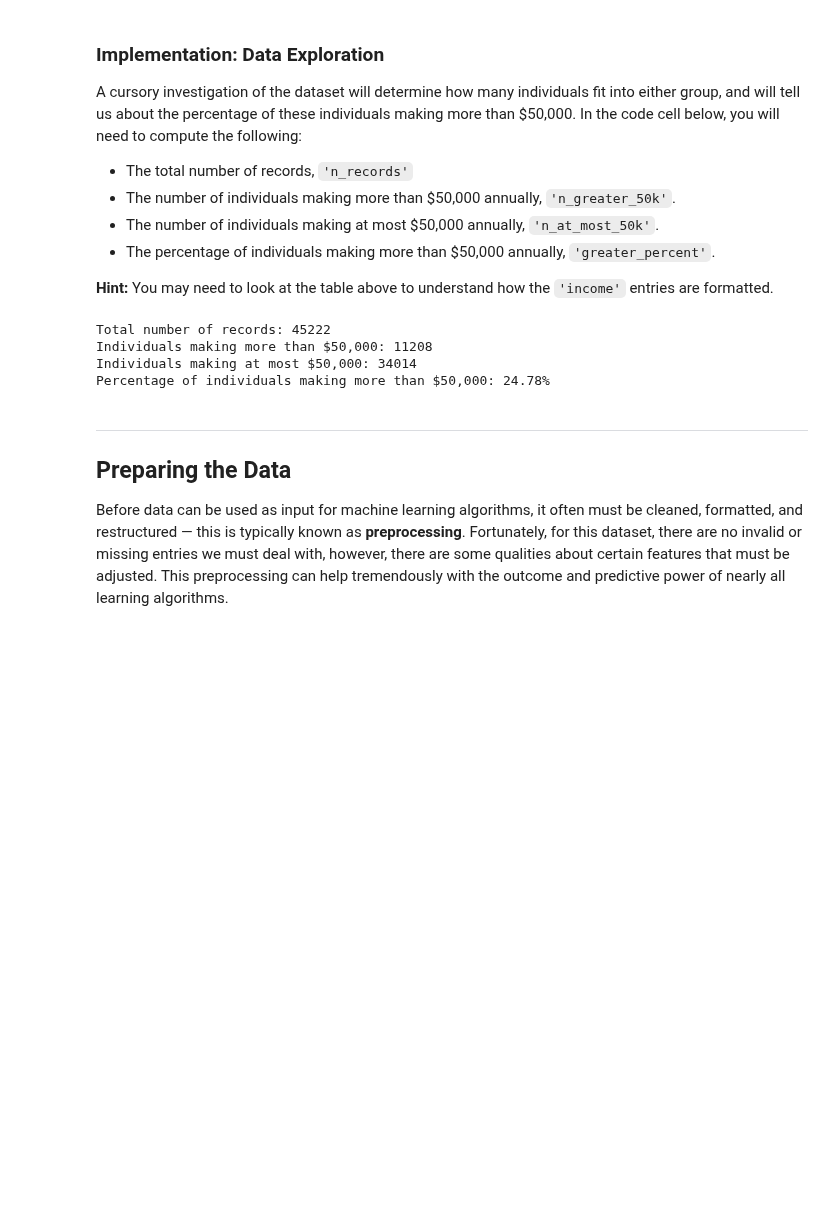
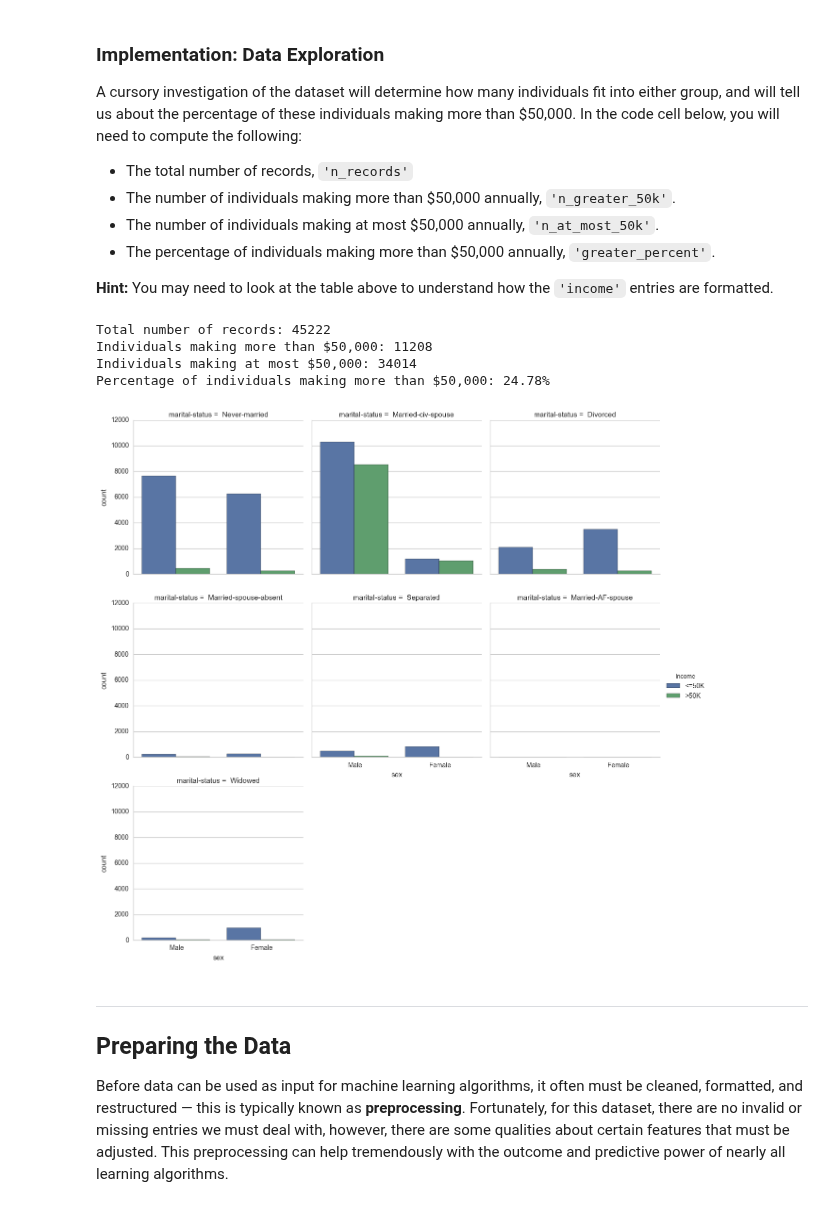
Before and after one commit to ibunny01/MLND, a Jupyter notebook: finding_donors.ipynb, the cells around one changed output. Saved outputs shown, nothing was run; the diff lists cells and outputs as text; code cells hidden in the pictures; blank space fills up the shorter version.

```diff
--- a/finding_donors.ipynb
+++ b/finding_donors.ipynb
@@ -53,26 +53,40 @@ A cursory investigation of the dataset will determine how many individuals fit i
 # %%
 # TODO: Total number of records
 n_records = data['income'].count()
 
 # TODO: Number of records where individual's income is more than $50,000
 n_greater_50k = data.query('income == ">50K"')['income'].count()
 
 # TODO: Number of records where individual's income is at most $50,000
 n_at_most_50k = data.query('income == "<=50K"')['income'].count()
 
 # TODO: Percentage of individuals whose income is more than $50,000
 greater_percent = float(n_greater_50k) / n_records * 100
 
 # Print the results
 print "Total number of records: {}".format(n_records)
 print "Individuals making more than $50,000: {}".format(n_greater_50k)
 print "Individuals making at most $50,000: {}".format(n_at_most_50k)
 print "Percentage of individuals making more than $50,000: {:.2f}%".format(greater_percent)
+
+'''
+Pro tip: visualizing data
+Although the project template doesn't go into exploratory data analysis (EDA) that much,
+it's usually a big part of any data analysis project.
+
+One nice method to try is factor plots in seaborn.
+For example, below you can see the count of individuals making less than or more than 50K,
+with a breakdown by the features sex and marital-status...
+'''
+import seaborn as sns
+sns.set(style="whitegrid", color_codes=True)
+sns.factorplot("sex", col="marital-status", data=data, hue='income', kind="count", col_wrap=3);
 # %% [output]
 Total number of records: 45222
 Individuals making more than $50,000: 11208
 Individuals making at most $50,000: 34014
 Percentage of individuals making more than $50,000: 24.78%
+[figure, added]
 # %% [markdown]
 ----
 ## Preparing the Data
```
Also changed, not shown: parts of 12 cells of this notebook, 1 other file.
